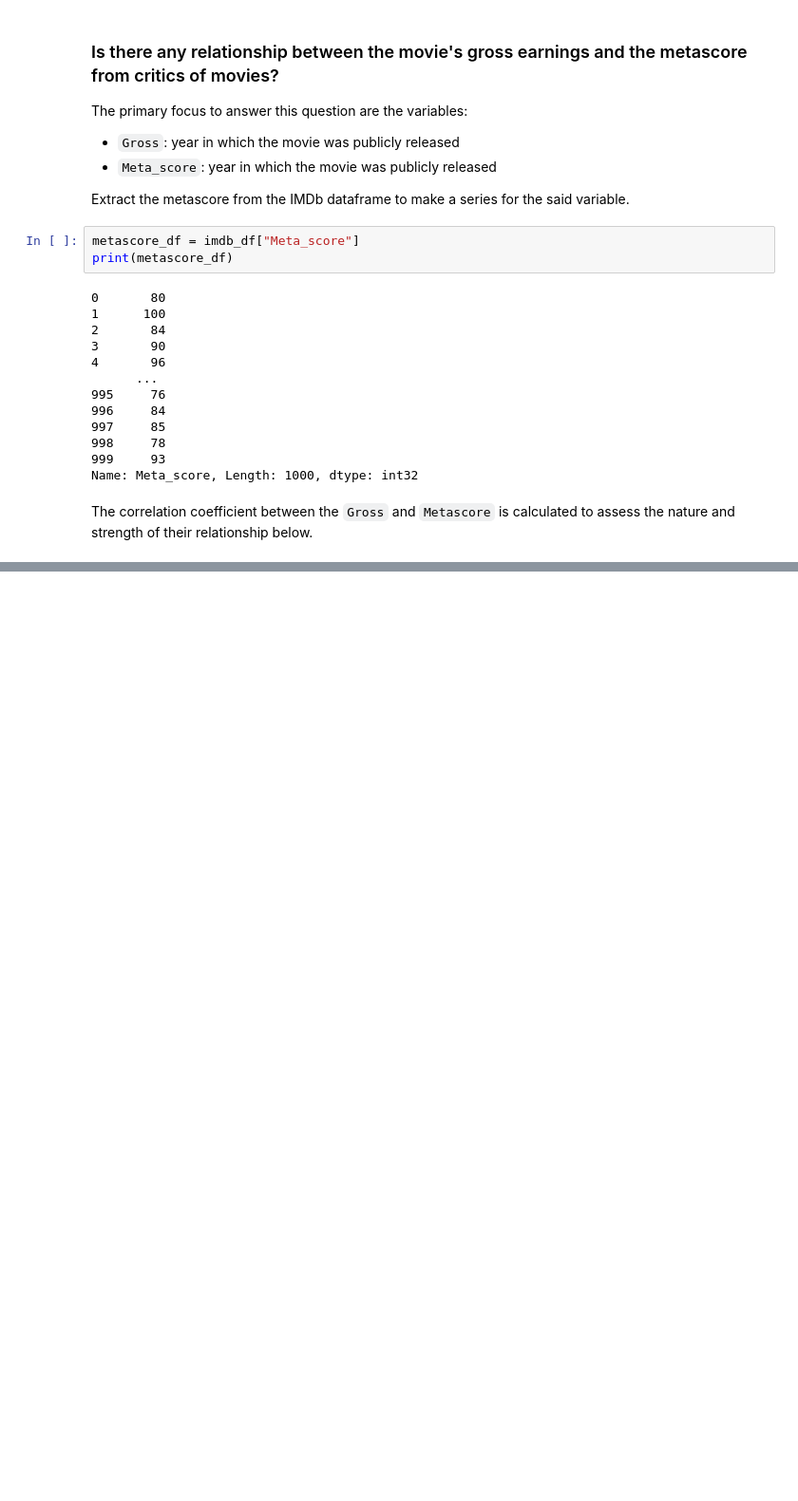
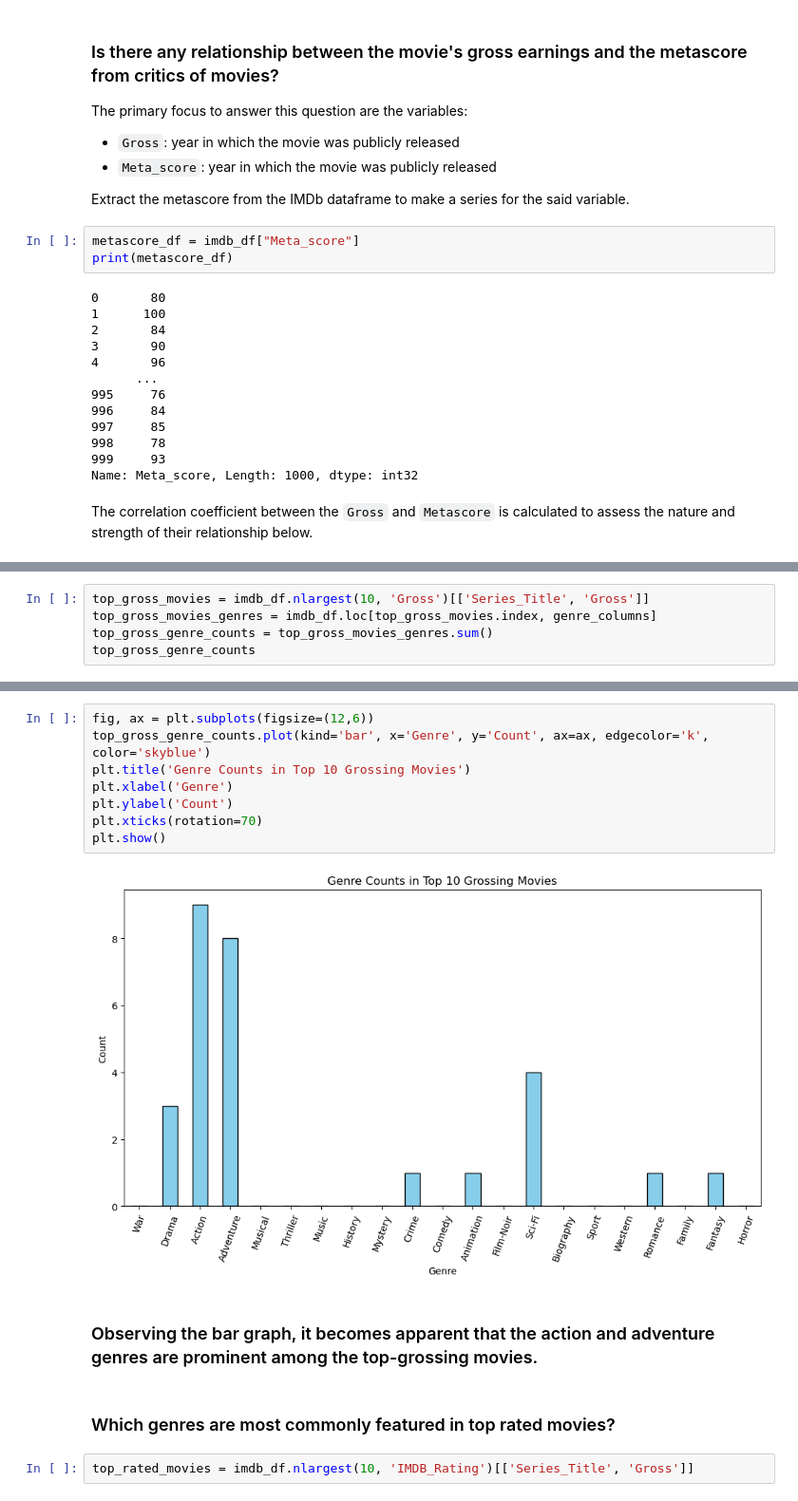
Before and after one commit to ikkai-r/csmodel, a Jupyter notebook: CSMODEL-Project.ipynb, the cells around one changed output, grey strips where cells are left out. Shown: that part at 95% size. Cells and saved outputs as stored; diff of their text form; blank space fills up the shorter version.

```diff
--- a/CSMODEL-Project.ipynb
+++ b/CSMODEL-Project.ipynb
@@ -993,0 +798,5 @@ plt.show()
+# %%
+top_gross_movies = imdb_df.nlargest(10, 'Gross')[['Series_Title', 'Gross']]
+top_gross_movies_genres = imdb_df.loc[top_gross_movies.index, genre_columns]
+top_gross_genre_counts = top_gross_movies_genres.sum()
+top_gross_genre_counts
@@ -993,0 +821,16 @@ plt.show()
+# %%
+fig, ax = plt.subplots(figsize=(12,6))
+top_gross_genre_counts.plot(kind='bar', x='Genre', y='Count', ax=ax, edgecolor='k', color='skyblue')
+plt.title('Genre Counts in Top 10 Grossing Movies')
+plt.xlabel('Genre')
+plt.ylabel('Count')
+plt.xticks(rotation=70)
+plt.show()
+# %% [output]
+[figure, added]
+# %% [markdown]
+### Observing the bar graph, it becomes apparent that the action and adventure genres are prominent among the top-grossing movies.
+# %% [markdown]
+### Which genres are most commonly featured in top rated movies?
+# %%
+top_rated_movies = imdb_df.nlargest(10, 'IMDB_Rating')[['Series_Title', 'Gross']]
```
Also changed, not shown: parts of 40 cells of this notebook.
